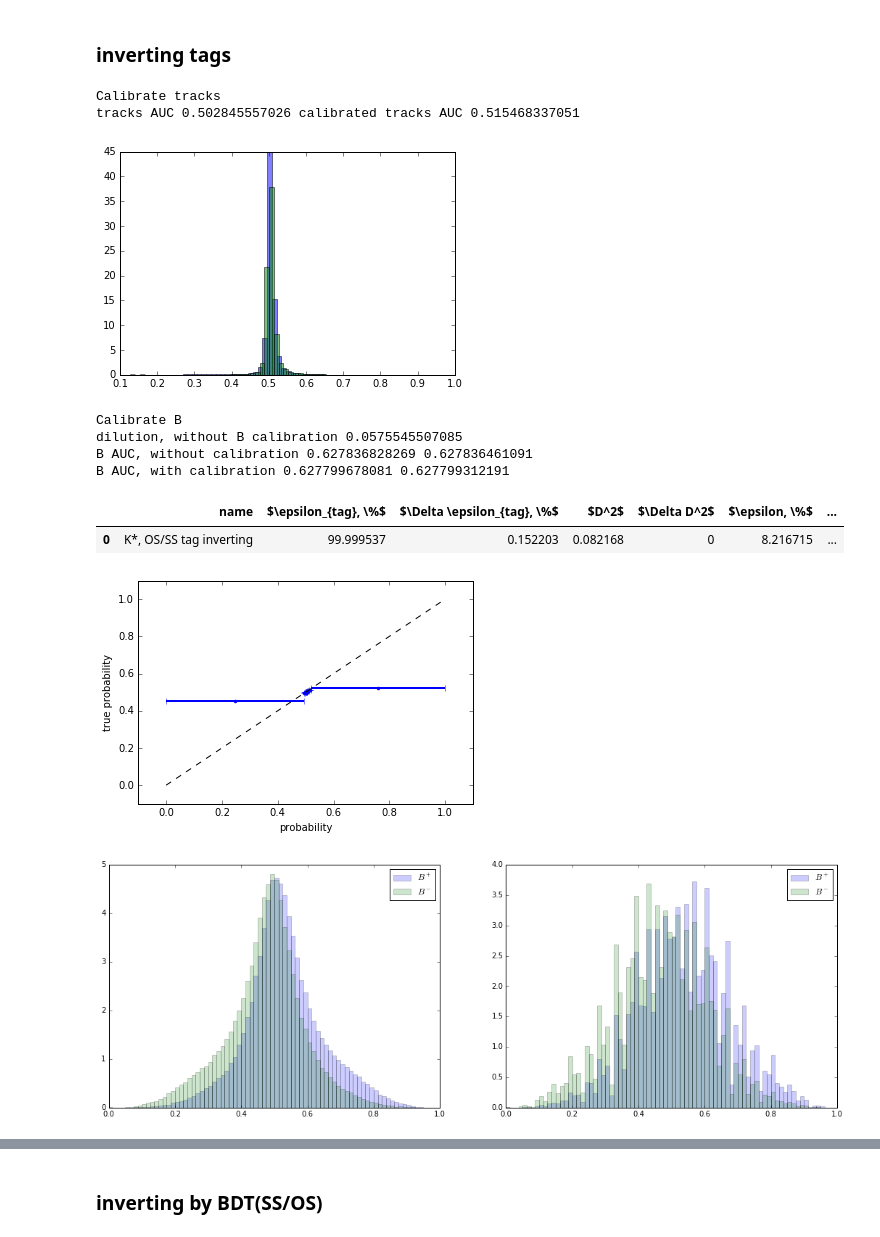
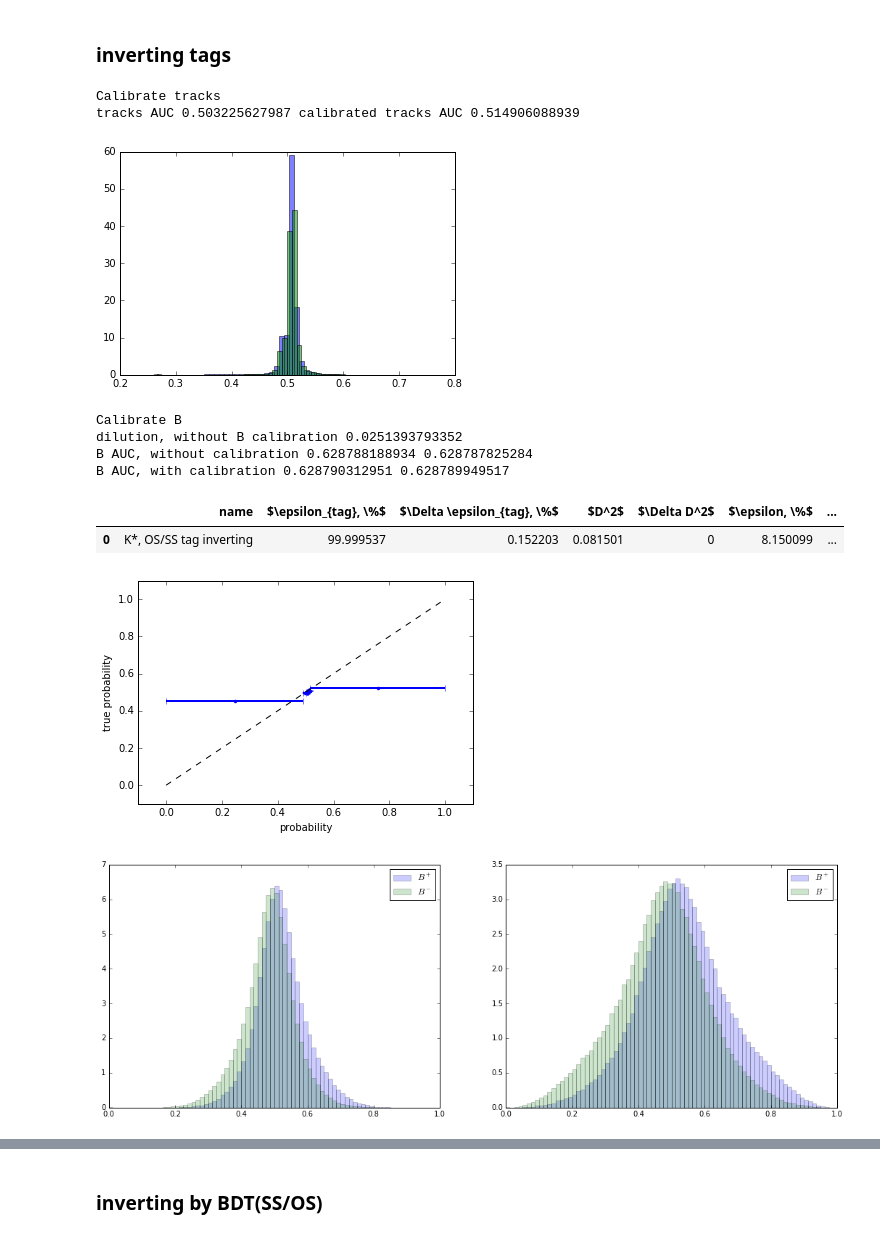
Before and after one commit to tlikhomanenko/tagging_LHCb, a Jupyter notebook: MC-channels-check.ipynb, the cells around one changed output, grey strips where cells are left out. Drawn from its saved outputs; the diff is of its cells as text; code cells hidden in the pictures.

```diff
--- a/MC-channels-check.ipynb
+++ b/MC-channels-check.ipynb
@@ -80,15 +84,15 @@ def add_features(data, event_id_column='event_id'):
 from sklearn.metrics import roc_auc_score
 from utils import plot_calibration
 
-def estimate(part_prob, data, N_B_events, name="", calibrator_tracks=None, calibrator_B=None,
-             logistic=False, prior=None, mask_to_invert=None):
+def estimate_channel(part_prob, data, N_B_events, name="", calibrator_tracks=None, calibrator_B=None,
+                     logistic=False, prior=None, mask_to_invert=None):
     print "Calibrate tracks"
     if calibrator_tracks is not None:
         # calibrate parts predictions
         part_probs_calib = calibrator_tracks.predict_proba(part_prob)
     else:
         part_probs_calib, _ = calibrate_probs(data.label.values, data.N_sig_sw.values, part_prob,
-                                              logistic=True, random_state=11)
+                                              logistic=True, random_state=13)
     if prior is not None:
         part_probs_calib = prior*(1 - part_probs_calib) + (1-prior)*part_probs_calib
     if mask_to_invert is not None:
@@ -130,7 +134,7 @@ def estimate(part_prob, data, N_B_events, name="", calibrator_tracks=None, calib
          normed=True, range=(0, 1), label='$B^-$')
     plt.legend()
     plt.subplot(1, 2, 2)
-    plt.hist(Bprobs_calib[Bsign == 1],weights=Bweight[Bsign == 1], bins=80, alpha=0.2,
+    plt.hist(Bprobs_calib[Bsign == 1], weights=Bweight[Bsign == 1], bins=80, alpha=0.2,
          normed=True, range=(0, 1), label='$B^+$')
     plt.hist(Bprobs_calib[Bsign == -1], weights=Bweight[Bsign == -1], bins=80, alpha=0.2,
          normed=True, range=(0, 1), label='$B^-$')
@@ -276,20 +280,20 @@ OS K* 0.54259813649 K+/- 0.57150133175
 # %% [markdown]
 ### inverting tags
 # %%
-table_kstar = estimate(p_kstar, data_kstar,
-                       N_B_kstar, name="K*, OS/SS tag inverting", calibrator_tracks=calibrator_tracks,
-                       calibrator_B=calibrator_B,
-                       mask_to_invert=data_kstar.OS_SS.values >= 0)
+table_kstar = estimate_channel(p_kstar, data_kstar,
+                               N_B_kstar, name="K*, OS/SS tag inverting", calibrator_tracks=calibrator_tracks,
+                               calibrator_B=calibrator_B,
+                               mask_to_invert=data_kstar.OS_SS.values >= 0)
 table_kstar
 # %% [output]
 Calibrate tracks
-tracks AUC 0.502845557026 calibrated tracks AUC 0.515468337051
+tracks AUC 0.503225627987 calibrated tracks AUC 0.514906088939
-[figure, old version]
+[figure, new version]
 Calibrate B
-dilution, without B calibration 0.0575545507085
-B AUC, without calibration 0.627836828269 0.627836461091
-B AUC, with calibration 0.627799678081 0.627799312191
+dilution, without B calibration 0.0251393793352
+B AUC, without calibration 0.628788188934 0.628787825284
+B AUC, with calibration 0.628790312951 0.628789949517
 |  | name | $\epsilon_{tag}, \%$ | $\Delta \epsilon_{tag}, \%$ | $D^2$ | $\Delta D^2$ | $\epsilon, \%$ | ... |
-| 0 | K*, OS/SS tag inverting | 99.999537 | 0.152203 | 0.082168 | 0 | 8.216715 | ... |
+| 0 | K*, OS/SS tag inverting | 99.999537 | 0.152203 | 0.081501 | 0 | 8.150099 | ... |
 [figure]
-[figure, old version]
+[figure, new version]
```
Also changed, not shown: parts of 30 cells of this notebook, 2 other files.
